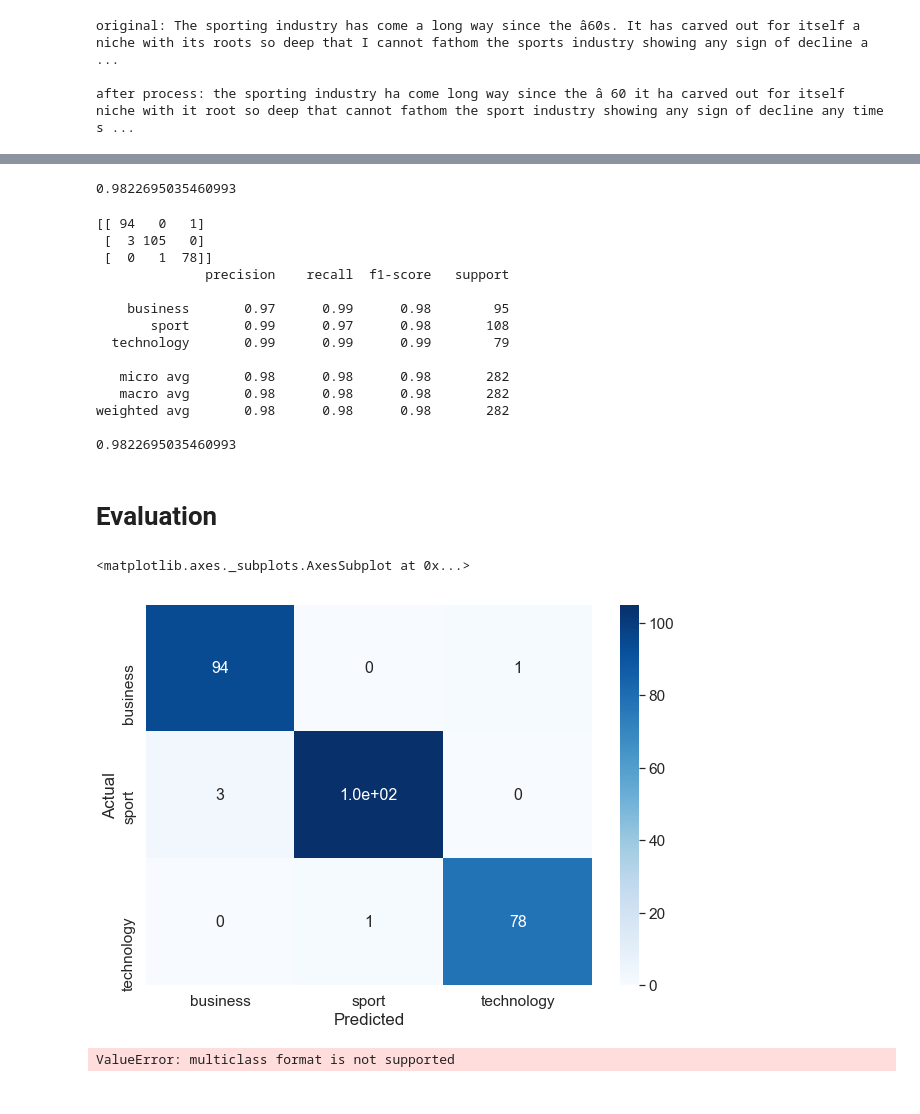
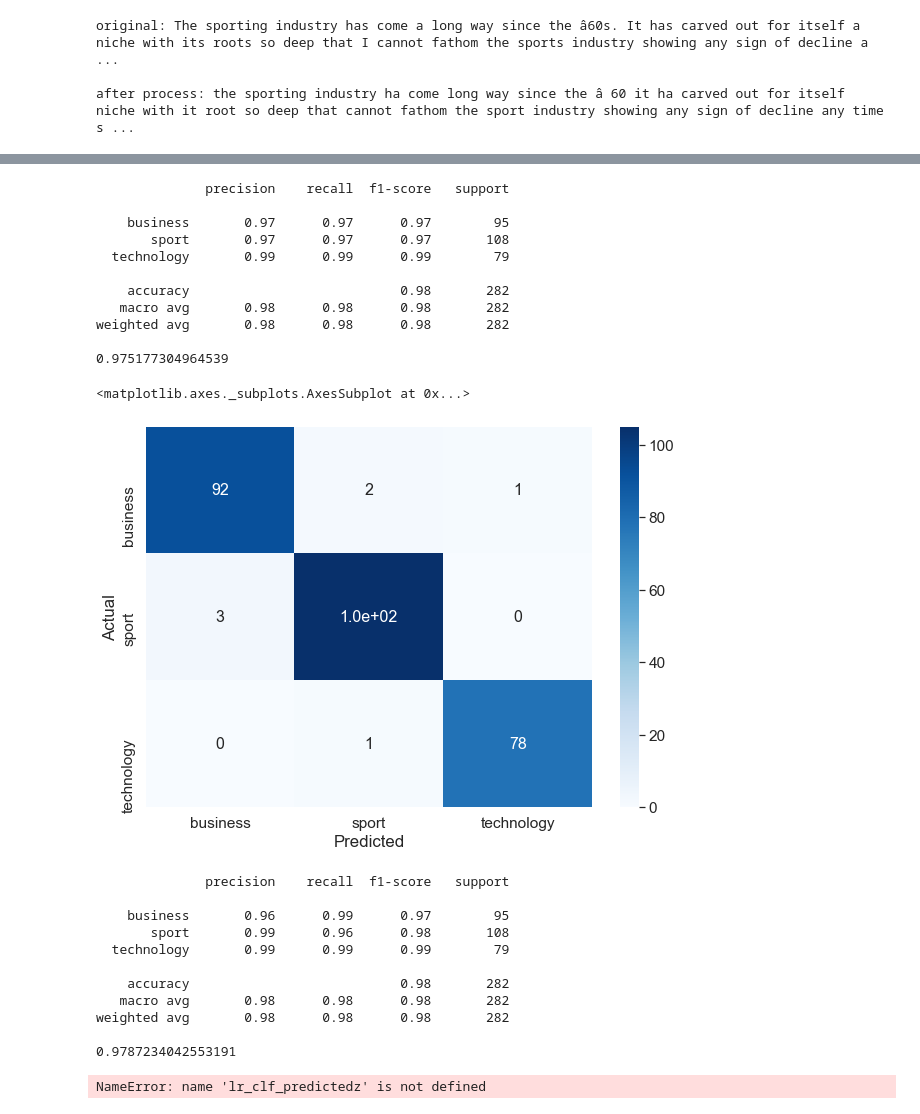
Before and after one commit to vasin-peach/text-classification, a Jupyter notebook: assignment.ipynb, the cells around one changed output, grey strips where cells are left out. Drawn from its saved outputs; the diff is of its cells as text; code cells hidden in the pictures.

```diff
--- a/assignment.ipynb
+++ b/assignment.ipynb
@@ -349,33 +405,37 @@ weighted avg       0.97      0.97      0.97       282
+# %%
+print(classification_report(y_test,sgd_predicted))
+print(accuracy_score(y_test, sgd_predicted))
+
+data = confusion_matrix(y_test, sgd_predicted)
+df_cm = pd.DataFrame(data, columns=np.unique(y_test), index = np.unique(y_test))
+df_cm.index.name = 'Actual'
+df_cm.columns.name = 'Predicted'
+plt.figure(figsize = (10,7))
+sn.set(font_scale=1.4)#for label size
+sn.heatmap(df_cm, cmap="Blues", annot=True,annot_kws={"size": 16})# font size
+# %% [output]
+              precision    recall  f1-score   support
+
+    business       0.97      0.97      0.97        95
+       sport       0.97      0.97      0.97       108
+  technology       0.99      0.99      0.99        79
+
+    accuracy                           0.98       282
+   macro avg       0.98      0.98      0.98       282
+weighted avg       0.98      0.98      0.98       282
+
+0.975177304964539
+<matplotlib.axes._subplots.AxesSubplot at 0x...>
+[figure, added]
 # %%
 lr_clf = LogisticRegression()
 lr_clf.fit(X_train, y_train)
-predicted = lr_clf.predict(X_test)
-np.mean(predicted == y_test)
+lr_clf_predicted = lr_clf.predict(X_test)
-# %% [output]
-0.9822695035460993
-# %%
-print(confusion_matrix(y_test,predicted))
-print(classification_report(y_test,predicted))
-print(accuracy_score(y_test, predicted))
-# %% [output]
-[[ 94   0   1]
- [  3 105   0]
- [  0   1  78]]
-              precision    recall  f1-score   support
-
-    business       0.97      0.99      0.98        95
-       sport       0.99      0.97      0.98       108
-  technology       0.99      0.99      0.99        79
-
-   micro avg       0.98      0.98      0.98       282
-   macro avg       0.98      0.98      0.98       282
-weighted avg       0.98      0.98      0.98       282
-
-0.9822695035460993
-# %% [markdown]
-# Evaluation
 # %%
-data = confusion_matrix(y_test, predicted)
+print(classification_report(y_test,lr_clf_predicted))
+print(accuracy_score(y_test, lr_clf_predicted))
+
+data = confusion_matrix(y_test, lr_clf_predictedz)
 df_cm = pd.DataFrame(data, columns=np.unique(y_test), index = np.unique(y_test))
 df_cm.index.name = 'Actual'
 df_cm.columns.name = 'Predicted'
@@ -383,9 +443,15 @@ plt.figure(figsize = (10,7))
 sn.set(font_scale=1.4)#for label size
 sn.heatmap(df_cm, cmap="Blues", annot=True,annot_kws={"size": 16})# font size
 # %% [output]
-<matplotlib.axes._subplots.AxesSubplot at 0x...>
+              precision    recall  f1-score   support
+
+    business       0.96      0.99      0.97        95
+       sport       0.99      0.96      0.98       108
+  technology       0.99      0.99      0.99        79
+
+    accuracy                           0.98       282
+   macro avg       0.98      0.98      0.98       282
+weighted avg       0.98      0.98      0.98       282
+
+0.9787234042553191
-[figure, removed]
+NameError: name 'lr_clf_predictedz' is not defined
-# %%
-auc = roc_auc_score(y_test, probs)
-# %% [output]
-ValueError: multiclass format is not supported
```
Also changed, not shown: parts of 43 cells of this notebook, 2 other files.
